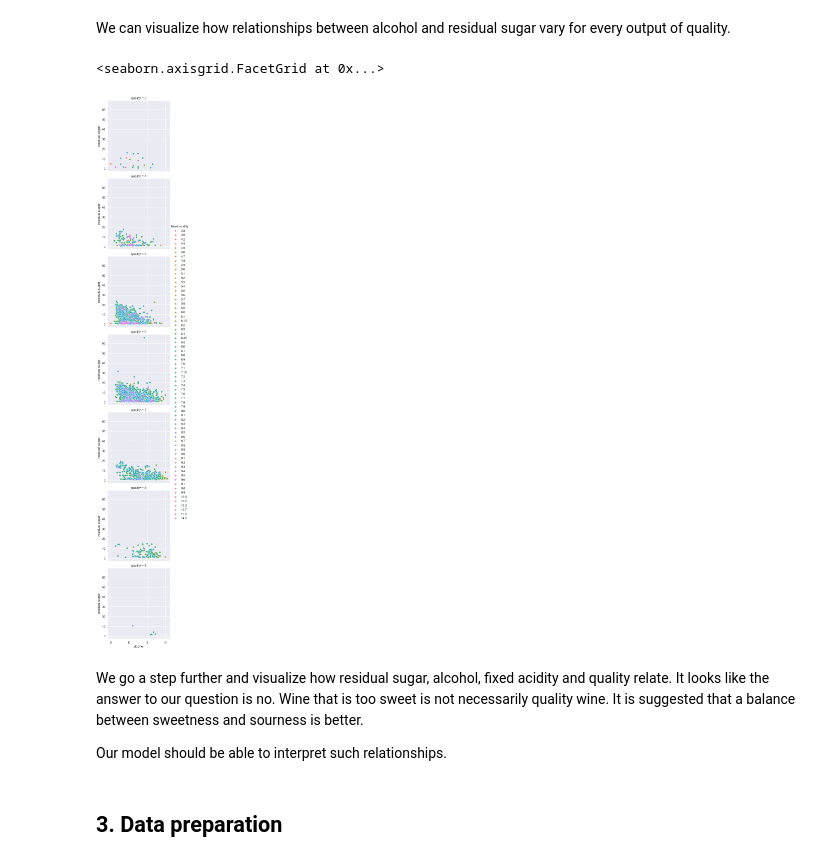
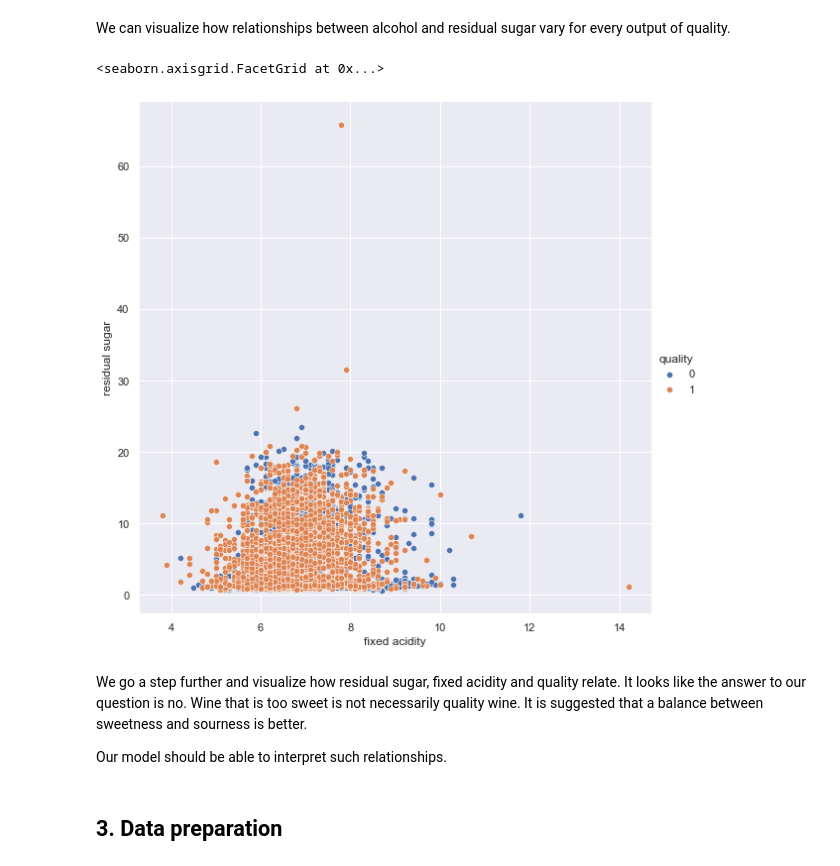
Before and after one commit to LinusWKing/Classification, a Jupyter notebook: Assessment 2.ipynb, the cells around one changed output. Saved outputs shown, nothing was run; the diff lists cells and outputs as text; code cells hidden in the pictures.

```diff
--- a/Assessment 2.ipynb
+++ b/Assessment 2.ipynb
@@ -102,0 +92,3 @@ Name: quality, dtype: int64
+# %%
+wine_df['quality'] = wine_df['quality'].map({1:'bad',2:'bad',3:'bad',4:'bad',5:'bad',
+                                             6:'good',7:'good',8:'good',9:'good',10:'good'})
@@ -102,0 +97,4 @@ Name: quality, dtype: int64
+# %%
+from sklearn.preprocessing import LabelEncoder
+
+wine_df['quality'] = LabelEncoder().fit_transform(wine_df['quality'])
@@ -180,14 +168,14 @@ sns.relplot(data=wine_df, x='alcohol', y='residual sugar', row='quality', sizes=
 # %% [markdown]
 We can visualize how relationships between alcohol and residual sugar vary for every output of quality.
 # %%
-g = sns.FacetGrid(wine_df, hue="fixed acidity", row="quality", height=8)
-g.map(sns.scatterplot, "alcohol", "residual sugar")
+g = sns.FacetGrid(wine_df, hue="quality", height=8)
+g.map(sns.scatterplot, "fixed acidity", "residual sugar")
 g.add_legend()
 # %% [output]
 <seaborn.axisgrid.FacetGrid at 0x...>
-[figure, old version]
+[figure, new version]
 # %% [markdown]
-We go a step further and visualize how residual sugar, alcohol, fixed acidity and quality relate. It looks like the answer to our question is no. Wine that is too sweet is not necessarily quality wine. It is suggested that a balance between sweetness and sourness is better.
+We go a step further and visualize how residual sugar, fixed acidity and quality relate. It looks like the answer to our question is no. Wine that is too sweet is not necessarily quality wine. It is suggested that a balance between sweetness and sourness is better.
 
 Our model should be able to interpret such relationships.
 # %% [markdown]
```
Also changed, not shown: parts of 25 cells of this notebook.
